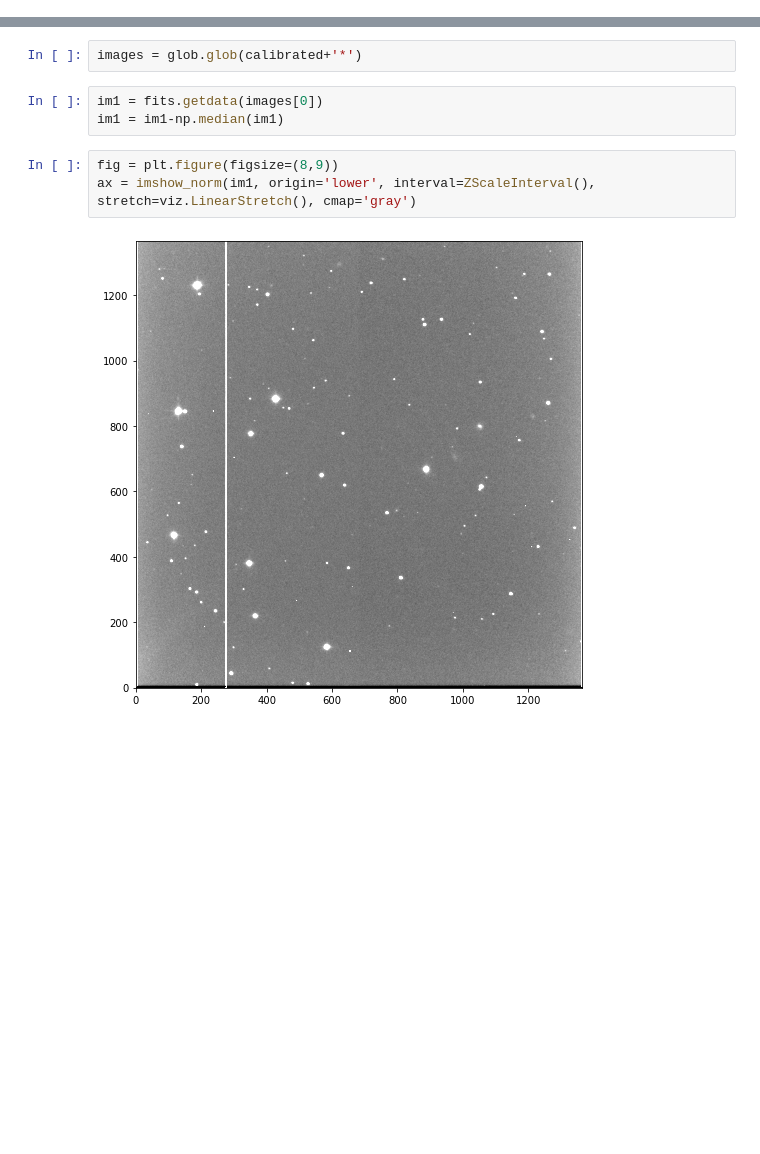
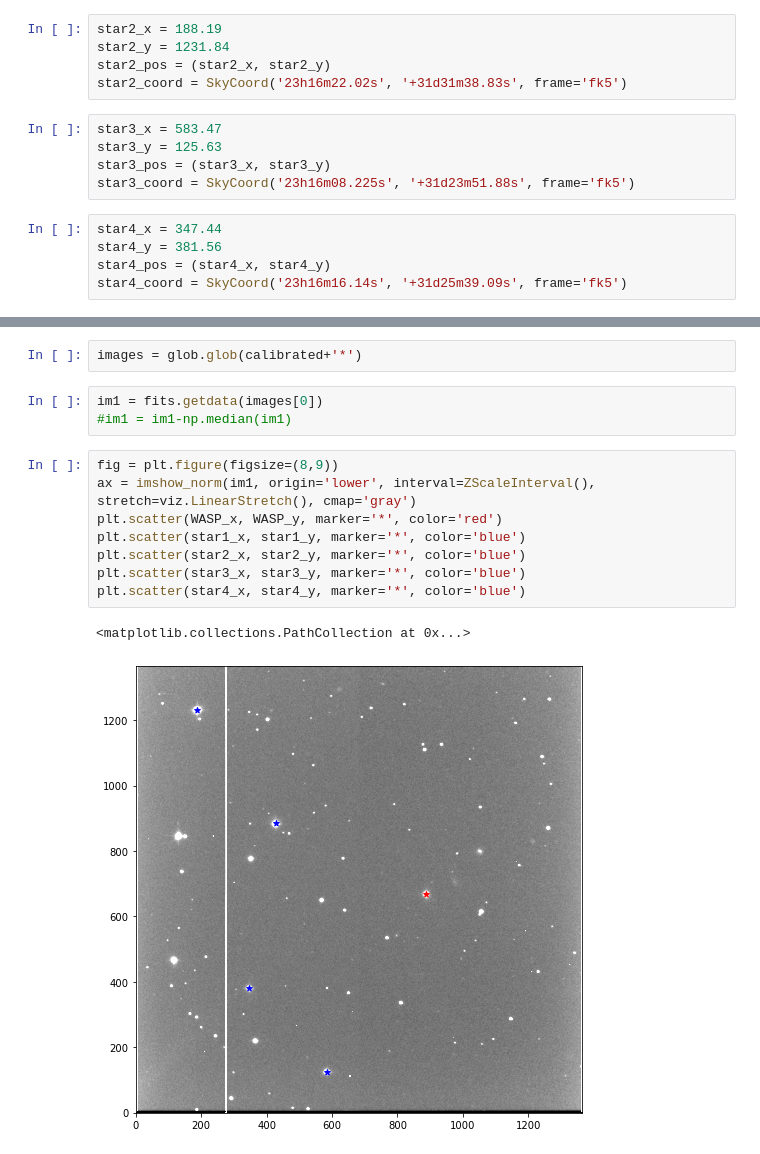
Before and after one commit to SpacialTree/HomeworkBack, a Jupyter notebook: ObsTech/LabTwo/ReportTwo.ipynb, the cells around one changed output, grey strips where cells are left out. Drawn from its saved outputs; the diff is of its cells as text; blank space fills up the shorter version.

```diff
--- a/ObsTech/LabTwo/ReportTwo.ipynb
+++ b/ObsTech/LabTwo/ReportTwo.ipynb
@@ -91,13 +106,34 @@ WASP_y = 2006
+# %%
+star2_x = 188.19
+star2_y = 1231.84
+star2_pos = (star2_x, star2_y)
+star2_coord = SkyCoord('23h16m22.02s', '+31d31m38.83s', frame='fk5')
+# %%
+star3_x = 583.47
+star3_y = 125.63
+star3_pos = (star3_x, star3_y)
+star3_coord = SkyCoord('23h16m08.225s', '+31d23m51.88s', frame='fk5')
+# %%
+star4_x = 347.44
+star4_y = 381.56
+star4_pos = (star4_x, star4_y)
+star4_coord = SkyCoord('23h16m16.14s', '+31d25m39.09s', frame='fk5')
 # %% [markdown]
 # Science Analysis
 # %%
 images = glob.glob(calibrated+'*')
 # %%
 im1 = fits.getdata(images[0])
-im1 = im1-np.median(im1)
+#im1 = im1-np.median(im1)
 # %%
 fig = plt.figure(figsize=(8,9))
 ax = imshow_norm(im1, origin='lower', interval=ZScaleInterval(), stretch=viz.LinearStretch(), cmap='gray')
+plt.scatter(WASP_x, WASP_y, marker='*', color='red')
+plt.scatter(star1_x, star1_y, marker='*', color='blue')
+plt.scatter(star2_x, star2_y, marker='*', color='blue')
+plt.scatter(star3_x, star3_y, marker='*', color='blue')
+plt.scatter(star4_x, star4_y, marker='*', color='blue')
 # %% [output]
+<matplotlib.collections.PathCollection at 0x...>
-[figure, old version]
+[figure, new version]
 # %%
```
Also changed, not shown: parts of 28 cells of this notebook, 6 other files.
